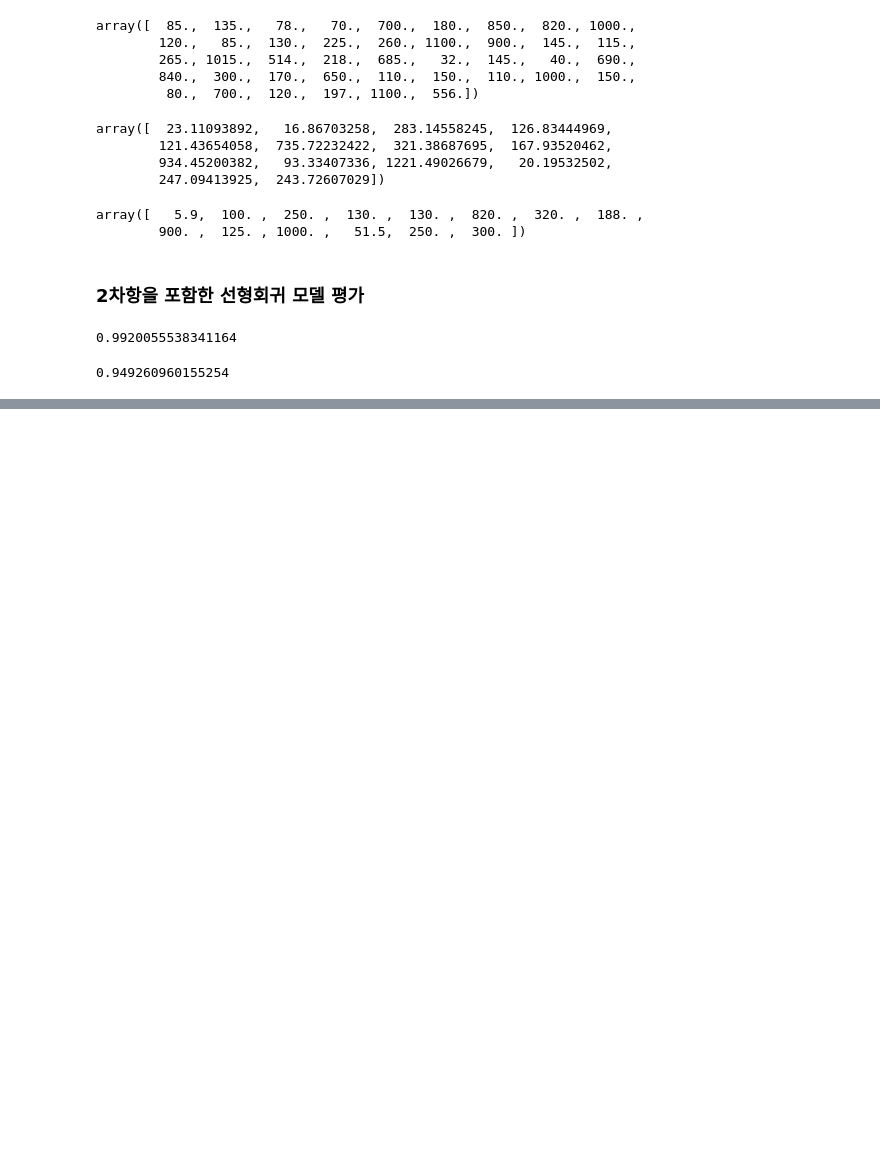
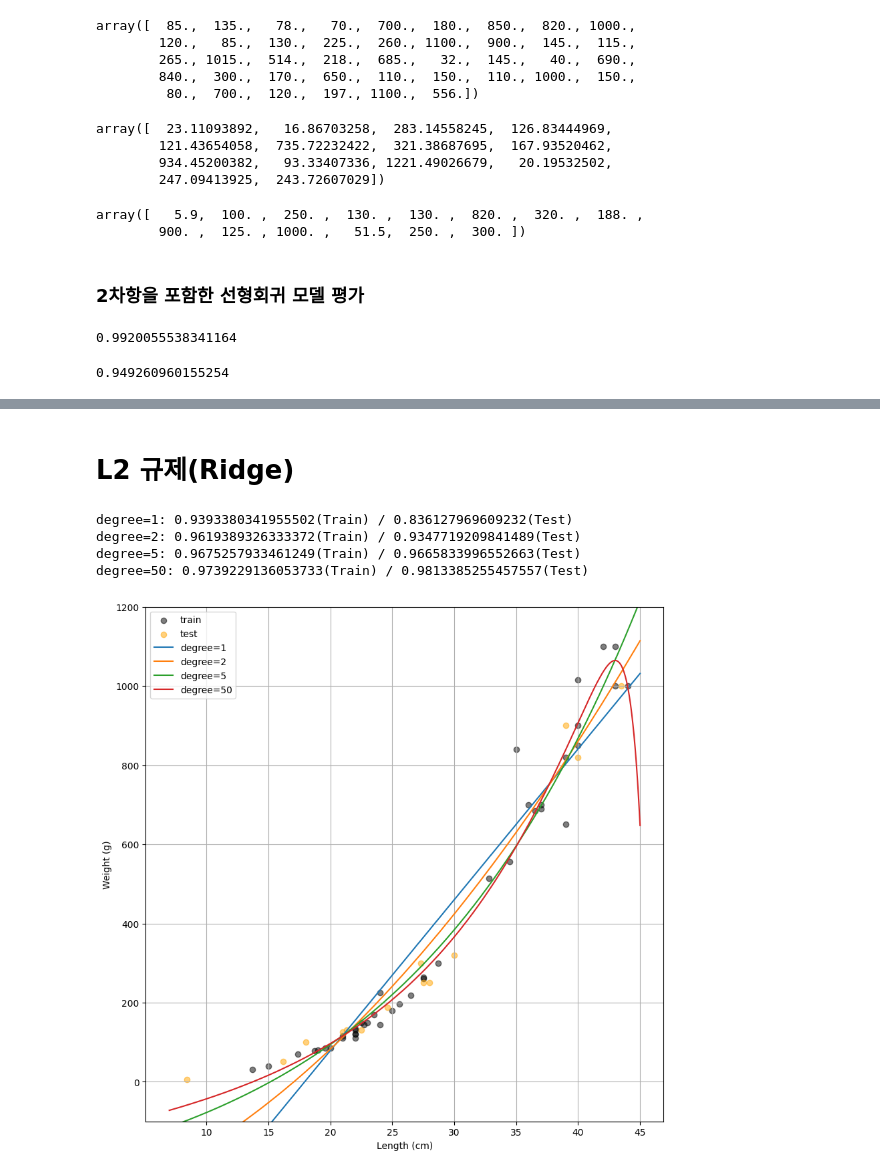
Before and after one commit to YounJJ/202511_BD53, a Jupyter notebook: lab_ml/ml06_regularization.ipynb, the cells around one changed output, grey strips where cells are left out. Drawn from its saved outputs; the diff is of its cells as text; code cells hidden in the pictures; blank space fills up the shorter version.

```diff
--- a/lab_ml/ml06_regularization.ipynb
+++ b/lab_ml/ml06_regularization.ipynb
@@ -427,0 +571,43 @@ pipe.score(X=x_test, y=y_test)  # 테스트 셋 결정계수
+# %%
+def visualize_regression(x_train, x_test, y_train, y_test, degrees, estimator):
+    plt.figure(figsize=(10, 10))
+
+    # 훈련 셋 산점도
+    plt.scatter(x=x_train, y=y_train, color="black", alpha=0.5, label="train")
+    # 테스트 셋 산점도
+    plt.scatter(x=x_test, y=y_test, color="orange", alpha=0.5, label="test")
+
+    for d in degrees:
+        # Pipeline 객체 생성
+        pipe = Pipeline(steps=[("poly", PolynomialFeatures(degree=d, include_bias=False)),
+                               ("scaler", StandardScaler()),
+                               ("regressor", estimator)])
+        # 모델 훈련
+        pipe.fit(X=x_train, y=y_train)
+        train_score = pipe.score(X=x_train, y=y_train)  # 훈련 셋 결정계수
+        test_score = pipe.score(X=x_test, y=y_test)  # 테스트 셋 결정계수
+        print(f"degree={d}: {train_score}(Train) / {test_score}(Test)")
+
+        # 선형회귀의 함수 시각화
+        x_val = np.arange(7, 45, 0.0001).reshape((-1, 1))
+        y_val = pipe.predict(X=x_val)
+        plt.plot(x_val, y_val, label=f"degree={d}")
+
+    plt.grid()
+    plt.legend()
+    plt.xlabel("Length (cm)")
+    plt.ylabel("Weight (g)")
+    plt.ylim((-100, 1200))
+    plt.show()
+# %% [markdown]
+# L2 규제(Ridge)
+# %%
+degrees = (1, 2, 5, 50)
+estimator = Ridge()
+visualize_regression(x_train, x_test, y_train, y_test, degrees, estimator)
+# %% [output]
+degree=1: 0.9393380341955502(Train) / 0.836127969609232(Test)
+degree=2: 0.9619389326333372(Train) / 0.9347719209841489(Test)
+degree=5: 0.9675257933461249(Train) / 0.9665833996552663(Test)
+degree=50: 0.9739229136053733(Train) / 0.9813385255457557(Test)
+[figure, added]
```
Also changed, not shown: parts of 27 cells of this notebook.
